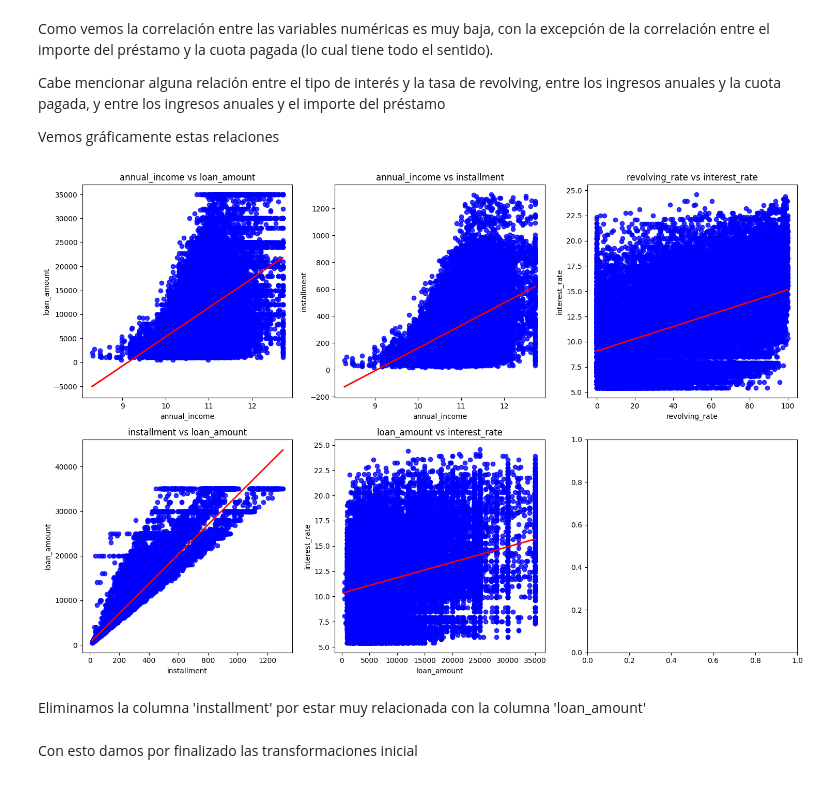
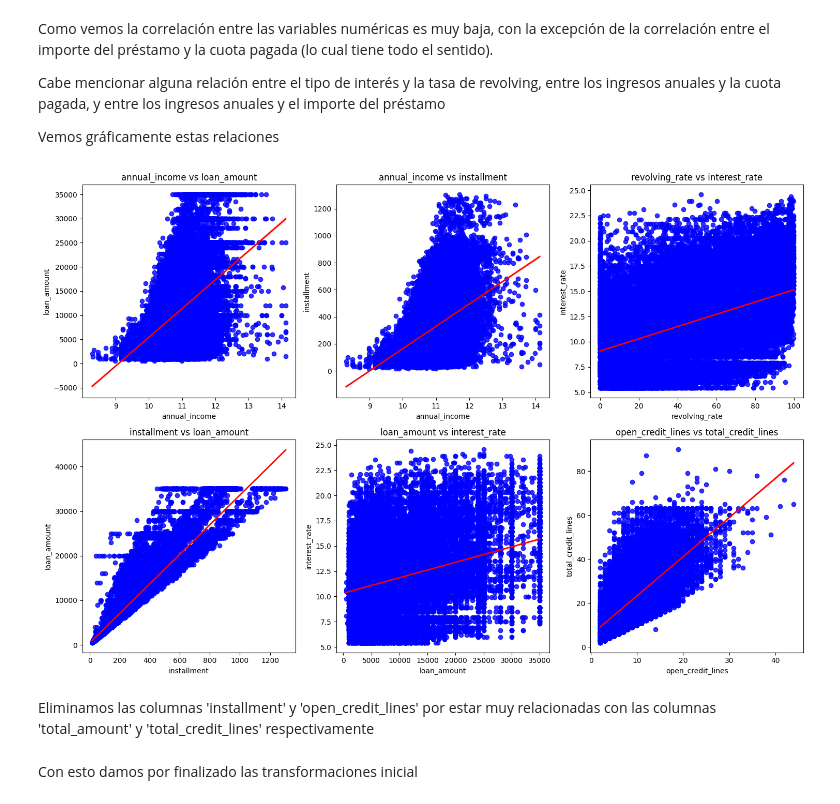
Before and after one commit to manuelangelrodr/ML_Lending_Club_Loans, a Jupyter notebook: src/notebooks/ML_Provisional.ipynb, the cells around one changed output. Cells and saved outputs as stored; diff of their text form; code cells hidden in the pictures.

```diff
--- a/src/notebooks/ML_Provisional.ipynb
+++ b/src/notebooks/ML_Provisional.ipynb
@@ -370,27 +374,0 @@ En porcentajes por tipo sobre el total
-# %%
-# Conteo de valores de 'employment_length' discriminando por 'loan_status'
-pivot_df = df.pivot_table(index='employment_length', columns='loan_status', aggfunc='size', fill_value=0)
-
-# Calcular los porcentajes
-totals = pivot_df.sum(axis=1)
-percentage_df = pivot_df.div(totals, axis=0) * 100
-
-# Crear el gráfico de barras apiladas con porcentajes y etiquetas
-ax = percentage_df.plot(kind='bar', stacked=True, figsize=(10, 6))
-
-# Configuración del gráfico
-plt.xlabel('Duración del Empleo')
-plt.ylabel('Porcentaje del Total (%)')
-plt.title('Porcentaje del Total por Duración del Empleo y Estado del Préstamo')
-plt.legend(title='Estado del Préstamo')
-plt.xticks(rotation=0)  # Rotar etiquetas del eje x si es necesario
-
-# Agregar etiquetas con los porcentajes a las barras
-for i in ax.patches:
-    width, height = i.get_width(), i.get_height()
-    x, y = i.get_xy()
-    ax.text(x + width / 2, y + height / 2, f'{height:.1f}%', ha='center', va='center', color='black')
-
-# Mostrar el gráfico
-plt.tight_layout()
-plt.show()
@@ -534,15 +585,19 @@ Vamos a optar por asignar a todos los valores de la columna 'annual_income" que
 # %%
-iqr_factor = 6
+iqr_factor = 4
 q1 = df['annual_income'].quantile(0.25)
 q3 = df['annual_income'].quantile(0.75)
 iqr = q3 - q1
 upper_threshold = q3 + (iqr_factor * iqr)
+lower_threshold = q1 - (iqr_factor * iqr)
 print('ingreso anual')
+print('q1:', q1)
 print('q3:', q3)
 print('umbral superior:', upper_threshold)
+print('umbral inferior', lower_threshold)
 
 # Reasignar valores
 df.loc[df['annual_income'] > upper_threshold, 'annual_income'] = upper_threshold
+# df.loc[df['annual_income'] < lower_threshold, 'annual_income'] = lower_threshold
 print(df['annual_income'].describe().round(2))
 # %% [output]
 ingreso anual
@@ -719,35 +710,36 @@ Cabe mencionar alguna relación entre el tipo de interés y la tasa de revolving
 Vemos gráficamente estas relaciones
 # %%
 # Definir las columnas para el estudio
-columnas_estudio = ['loan_amount', 'interest_rate', 'installment', 'revolving_rate', 'annual_income', 'dti']
+columnas_estudio = ['loan_amount', 'interest_rate', 'installment', 'revolving_rate', 'annual_income', 'dti', 'open_credit_lines', 'total_credit_lines']
 
 # Seleccionar solo las columnas de interés del DataFrame
 df_estudio = df[columnas_estudio]
 
 # Crear un subplot
 fig, axs = plt.subplots(nrows=2, ncols=3, figsize=(15, 10))
 
 # Definir las combinaciones de columnas y sus posiciones en el subplot
 columnas_combinaciones = [
     ('annual_income', 'loan_amount'),
     ('annual_income', 'installment'),
     ('revolving_rate', 'interest_rate'),
     ('installment', 'loan_amount'),
-    ('loan_amount', 'interest_rate')
+    ('loan_amount', 'interest_rate'),
+    ('open_credit_lines', 'total_credit_lines')
 ]
 
 # Iterar sobre las combinaciones y trazar gráficos de dispersión con línea de tendencia
 for i, combinacion in enumerate(columnas_combinaciones):
     row = i // 3
     col = i % 3
     sns.regplot(x=combinacion[0], y=combinacion[1], data=df_estudio, ax=axs[row, col], scatter_kws={"color": "blue"}, line_kws={"color":"red","linewidth":2})
     axs[row, col].set_title(f'{combinacion[0]} vs {combinacion[1]}')
 
 # Ajustar diseño y mostrar el gráfico
 plt.tight_layout()
 plt.show()
 # %% [output]
-[figure, old version]
+[figure, new version]
-# %% [markdown]
-Eliminamos la columna 'installment' por estar muy relacionada con la columna 'loan_amount'
+# %% [markdown]
+Eliminamos las columnas 'installment' y 'open_credit_lines' por estar muy relacionadas con las columnas 'total_amount' y 'total_credit_lines' respectivamente
 # %%
```
Also changed, not shown: parts of 122 cells of this notebook, 9 other files.
